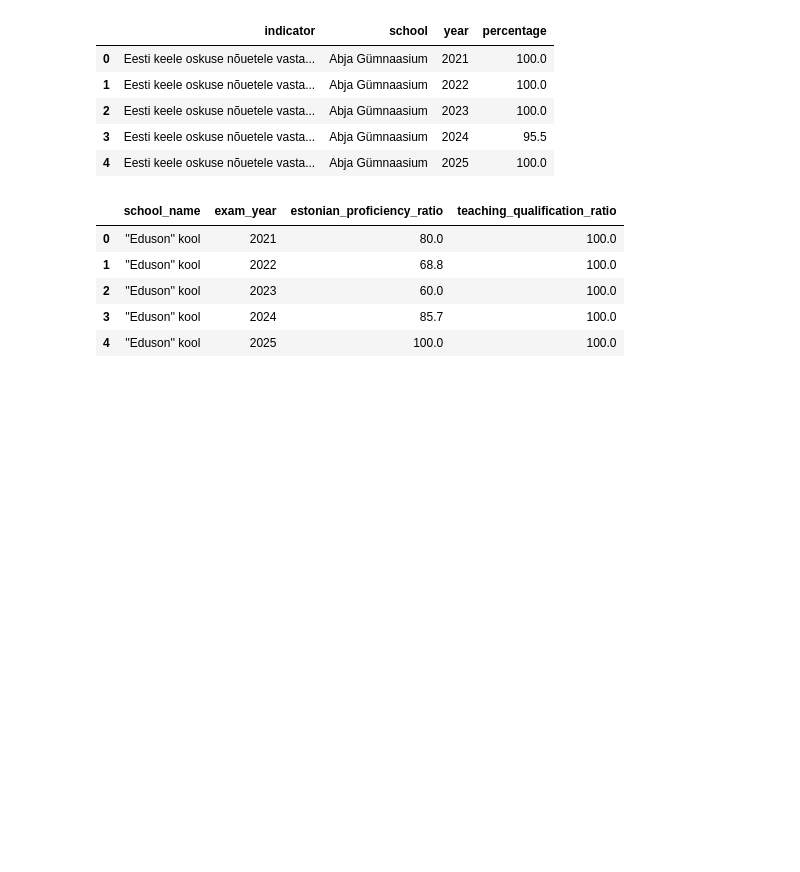
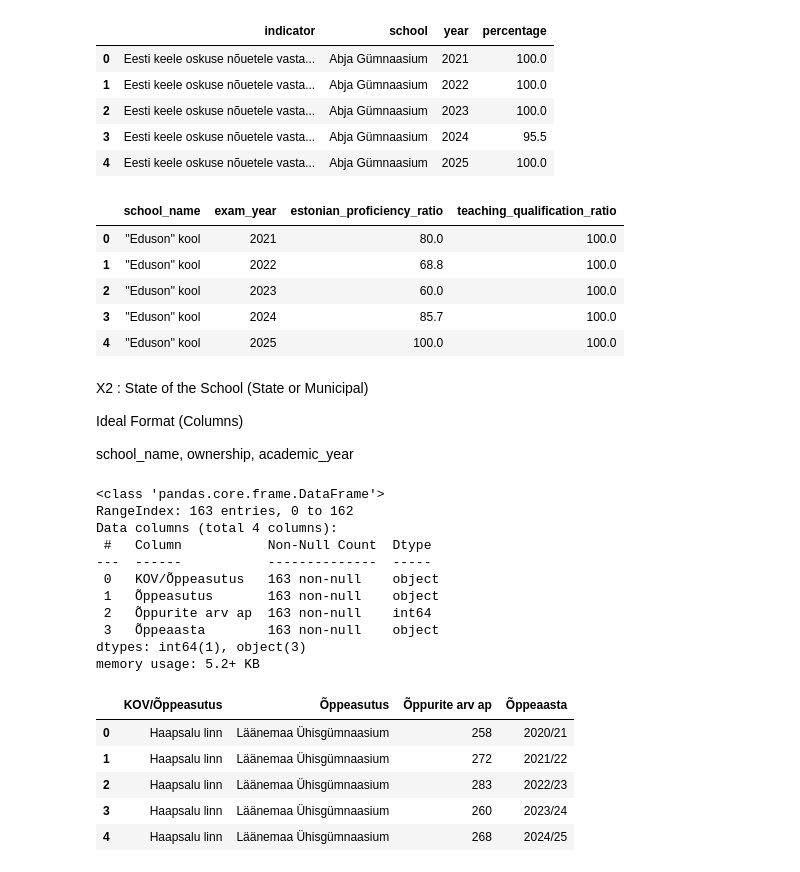
Before and after one commit to valpar/estonia-exam-gap, a Jupyter notebook: notebooks/Features.ipynb, the cells around one changed output. Saved outputs shown, nothing was run; the diff lists cells and outputs as text; code cells hidden in the pictures; blank space fills up the shorter version.

```diff
--- a/notebooks/Features.ipynb
+++ b/notebooks/Features.ipynb
@@ -78,3 +79,32 @@ df_raw_qualified_teacher_wide.head()
 | 2 | ''Eduson'' kool | 2023 | 60.0 | 100.0 |
 | 3 | ''Eduson'' kool | 2024 | 85.7 | 100.0 |
 | 4 | ''Eduson'' kool | 2025 | 100.0 | 100.0 |
+# %% [markdown]
+X2 : State of the School (State or Municipal)
+
+Ideal Format (Columns)
+
+school_name, ownership, academic_year
+# %%
+# Load schools ran by state
+df_raw_school_state = pd.read_excel(ROOT/RAW/'/content/estonia-exam-gap/data/raw/haridussilm_students_2021-2025_state.xlsx', header=2)
+df_raw_school_state.info()
+df_raw_school_state.head()
+# %% [output]
+<class 'pandas.core.frame.DataFrame'>
+RangeIndex: 163 entries, 0 to 162
+Data columns (total 4 columns):
+ #   Column           Non-Null Count  Dtype
+---  ------           --------------  -----
+ 0   KOV/Õppeasutus   163 non-null    object
+ 1   Õppeasutus       163 non-null    object
+ 2   Õppurite arv ap  163 non-null    int64
+ 3   Õppeaasta        163 non-null    object
+dtypes: int64(1), object(3)
+memory usage: 5.2+ KB
+|  | KOV/Õppeasutus | Õppeasutus | Õppurite arv ap | Õppeaasta |
+| 0 | Haapsalu linn | Läänemaa Ühisgümnaasium | 258 | 2020/21 |
+| 1 | Haapsalu linn | Läänemaa Ühisgümnaasium | 272 | 2021/22 |
+| 2 | Haapsalu linn | Läänemaa Ühisgümnaasium | 283 | 2022/23 |
+| 3 | Haapsalu linn | Läänemaa Ühisgümnaasium | 260 | 2023/24 |
+| 4 | Haapsalu linn | Läänemaa Ühisgümnaasium | 268 | 2024/25 |
```
Also changed, not shown: parts of 6 cells of this notebook.
